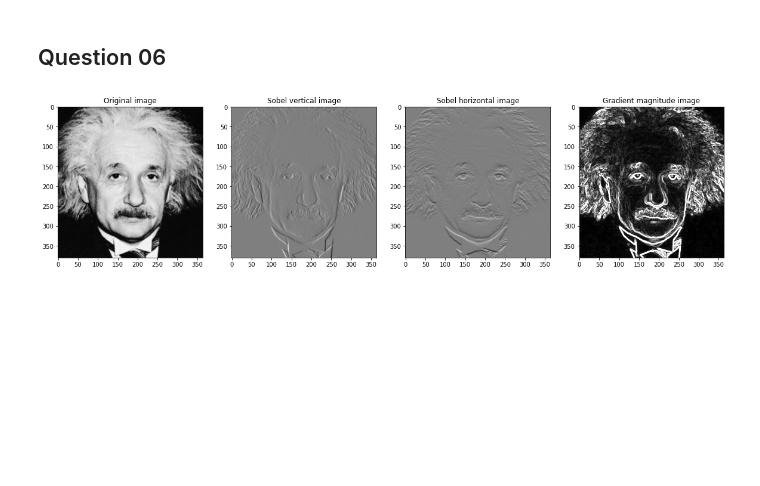
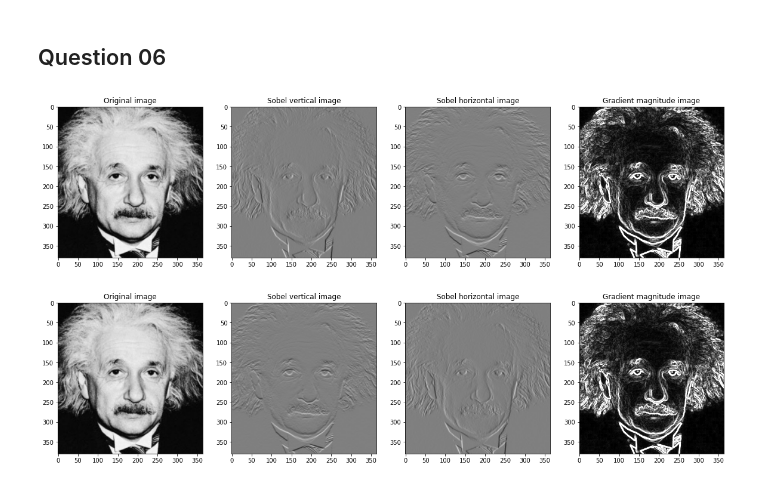
Before and after one commit to shivankapriyashan/EN2250-Fundamentals-of-Image-Processing-and-Machine-Vision, a Jupyter notebook: Assignment_01/Assignment 01 - Intensity transformations and neighborhood filtering.ipynb, the cells around one changed output. Saved outputs shown, nothing was run; the diff lists cells and outputs as text; code cells hidden in the pictures; blank space fills up the shorter version.

```diff
--- a/Assignment_01/Assignment 01 - Intensity transformations and neighborhood filtering.ipynb
+++ b/Assignment_01/Assignment 01 - Intensity transformations and neighborhood filtering.ipynb
@@ -312,3 +322,43 @@ ax[3].set_title("Gradient magnitude image")
 plt.show()
 # %% [output]
 [figure]
+# %%
+def sobel_filter(img,kernel):
+    rows, cols = img.shape[0], img.shape[1]
+    h, w = kernel.shape[0], kernel.shape[1]
+
+    pad = (w - 1) // 2
+
+    img = cv.copyMakeBorder(img,pad,pad,pad,pad,cv.BORDER_REPLICATE)
+
+    output = np.zeros((rows,cols),dtype=img.dtype)
+
+    for i in np.arange(pad, rows + pad):
+        for j in np.arange(pad, cols + pad):
+            roi = img[i-pad:i+pad+1,j-pad:j+pad+1]
+            val = (roi*kernel).sum()
+            output[i-pad,j-pad] = val
+
+    return output
+
+my_fimage1 = sobel_filter(src,sobel_horizontal)
+my_fimage2 = sobel_filter(src,sobel_vertical)
+grad = np.sqrt(my_fimage1**2  + my_fimage2**2)
+
+fig, ax = plt.subplots(1,4,figsize=(20,20))
+
+ax[0].imshow(src,cmap='gray',vmin=0,vmax=255)
+ax[0].set_title("Original image")
+
+ax[1].imshow(my_fimage1,cmap='gray',vmin=-1020,vmax=1020)
+ax[1].set_title("Sobel vertical image")
+
+ax[2].imshow(my_fimage2,cmap='gray',vmin=-1020,vmax=1020)
+ax[2].set_title("Sobel horizontal image")
+
+ax[3].imshow(grad,cmap='gray',vmin=0, vmax=255)
+ax[3].set_title("Gradient magnitude image")
+
+plt.show()
+# %% [output]
+[figure, added]
```
Also changed, not shown: parts of 4 cells of this notebook.
